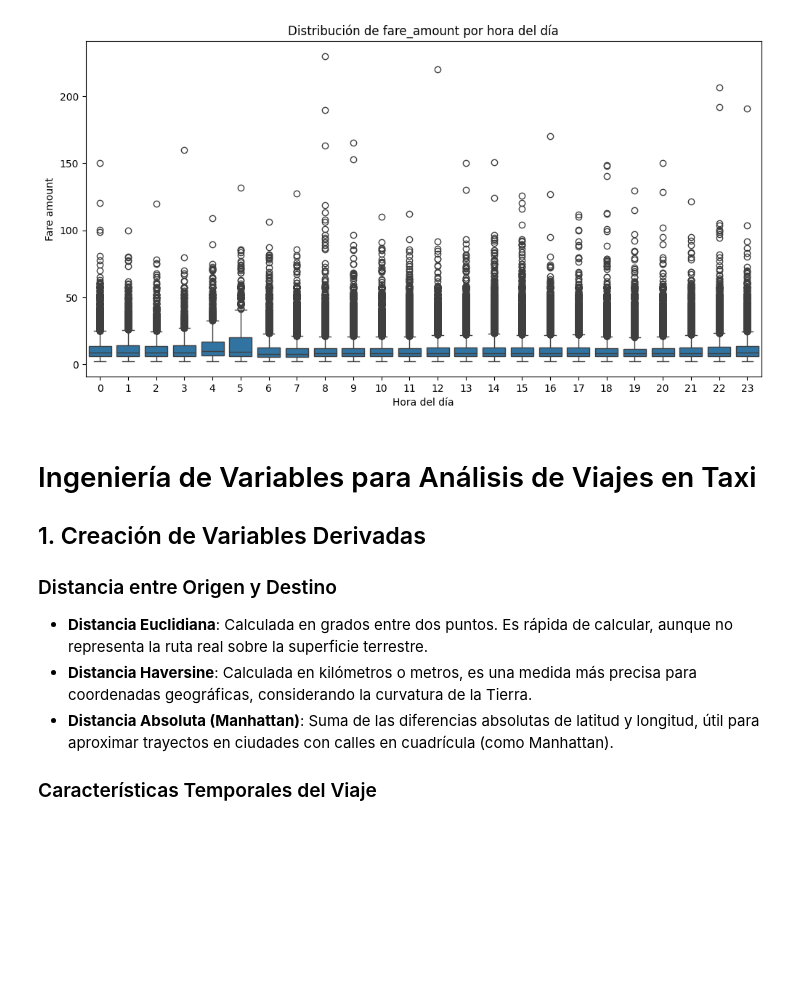
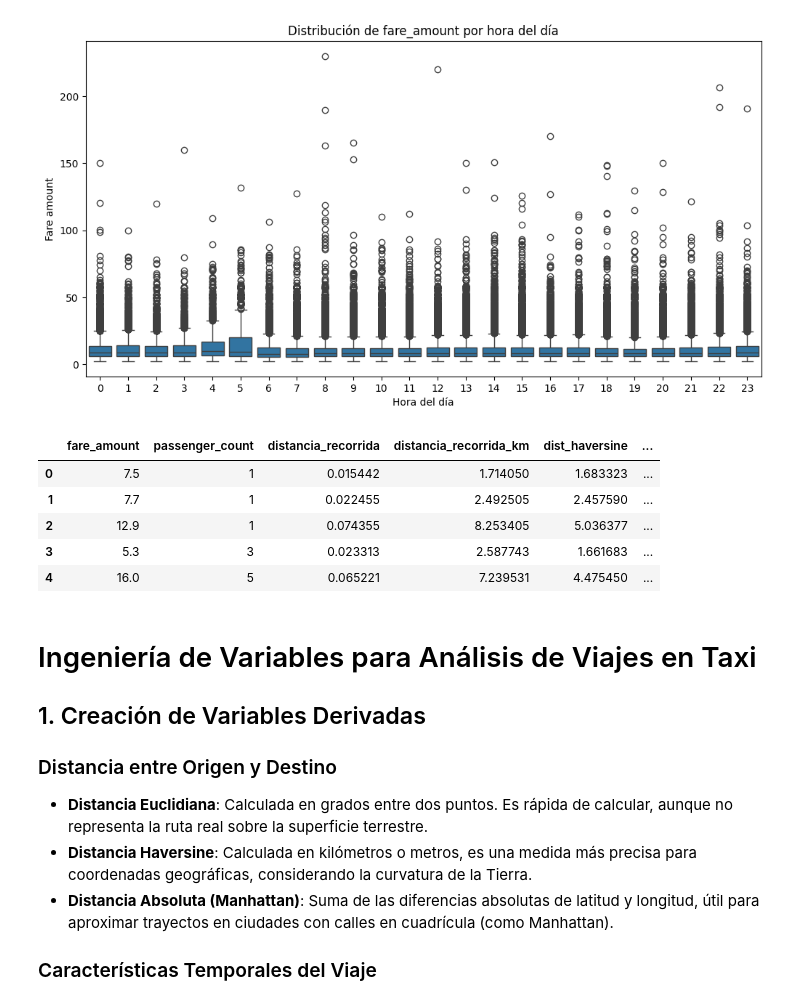
Before and after one commit to FedeZ2008/AA1-TUIA-2025C2-LEON-ZIMMER, a Jupyter notebook: TP1_Regresion.ipynb, the cells around one changed output. Saved outputs shown, nothing was run; the diff lists cells and outputs as text; code cells hidden in the pictures; blank space fills up the shorter version.

Commit message:
termino limpieza y creación de variables

```diff
--- a/TP1_Regresion.ipynb
+++ b/TP1_Regresion.ipynb
@@ -372,6 +387,19 @@ plt.ylabel("Fare amount")
 plt.show()
 # %% [output]
 [figure]
+# %%
+# Crear variables senoidales a partir de hora_del_dia
+df['hora_sin'] = np.sin(2 * np.pi * df['hora_del_dia'] / 24)
+df['hora_cos'] = np.cos(2 * np.pi * df['hora_del_dia'] / 24)
+df = df.drop(columns=['pickup_datetime'])
+df.head()
+# %% [output]
+|  | fare_amount | passenger_count | distancia_recorrida | distancia_recorrida_km | dist_haversine | ... |
+| 0 | 7.5 | 1 | 0.015442 | 1.714050 | 1.683323 | ... |
+| 1 | 7.7 | 1 | 0.022455 | 2.492505 | 2.457590 | ... |
+| 2 | 12.9 | 1 | 0.074355 | 8.253405 | 5.036377 | ... |
+| 3 | 5.3 | 3 | 0.023313 | 2.587743 | 1.661683 | ... |
+| 4 | 16.0 | 5 | 0.065221 | 7.239531 | 4.475450 | ... |
 # %% [markdown]
 # Ingeniería de Variables para Análisis de Viajes en Taxi
 
```
Also changed, not shown: parts of 17 cells of this notebook.
